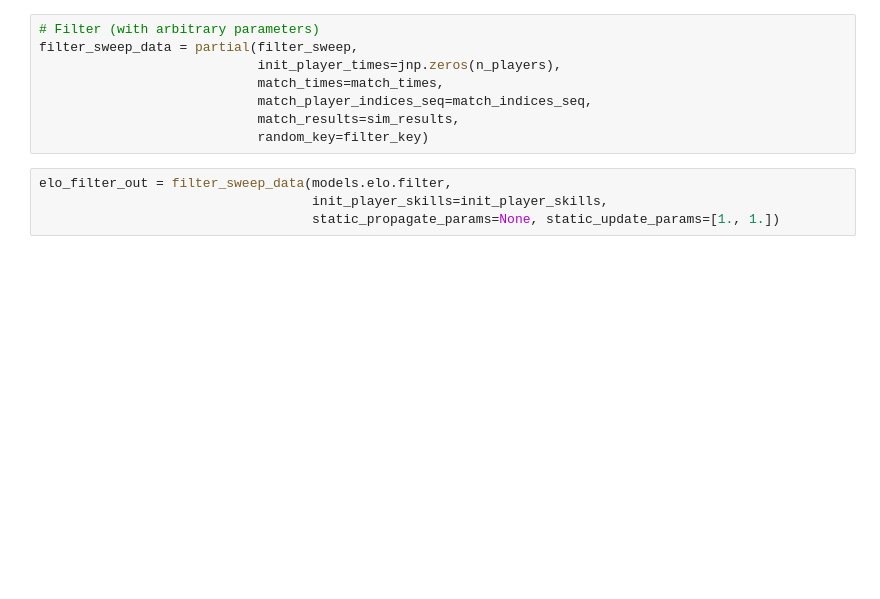
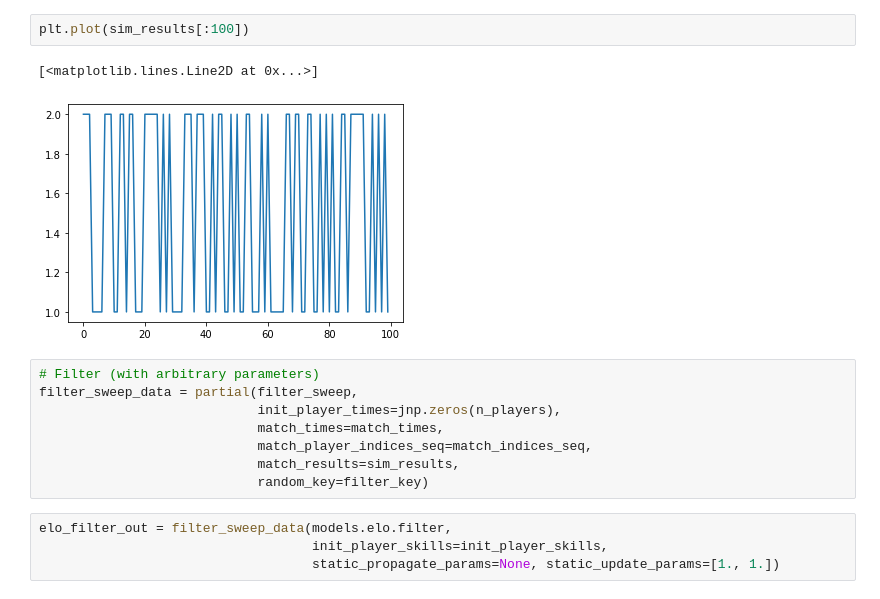
Before and after one commit to SamDuffield/abile, a Jupyter notebook: test.ipynb, the cells around one changed output. Drawn from its saved outputs; the diff is of its cells as text; blank space fills up the shorter version.

```diff
--- a/test.ipynb
+++ b/test.ipynb
@@ -39,3 +79,8 @@ WARNING:absl:No GPU/TPU found, falling back to CPU. (Set TF_CPP_MIN_LOG_LEVEL=0
+# %%
+plt.plot(sim_results[:100])
+# %% [output]
+[<matplotlib.lines.Line2D at 0x...>]
+[figure, added]
 # %%
 # Filter (with arbitrary parameters)
 filter_sweep_data = partial(filter_sweep,
```
Also changed, not shown: parts of 9 cells of this notebook, 14 other files.
